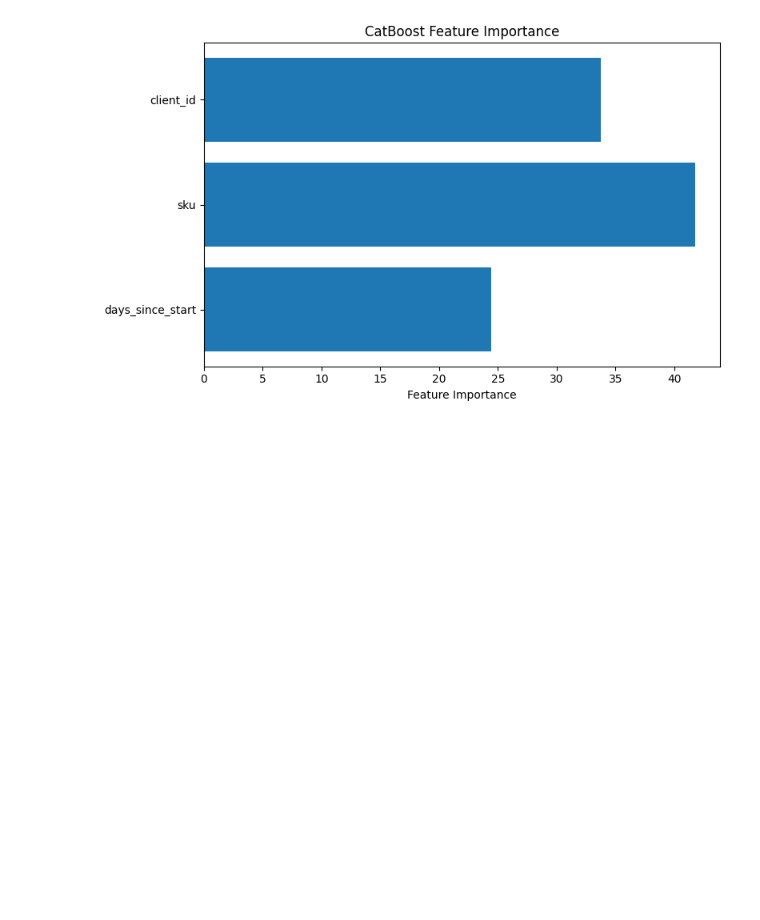
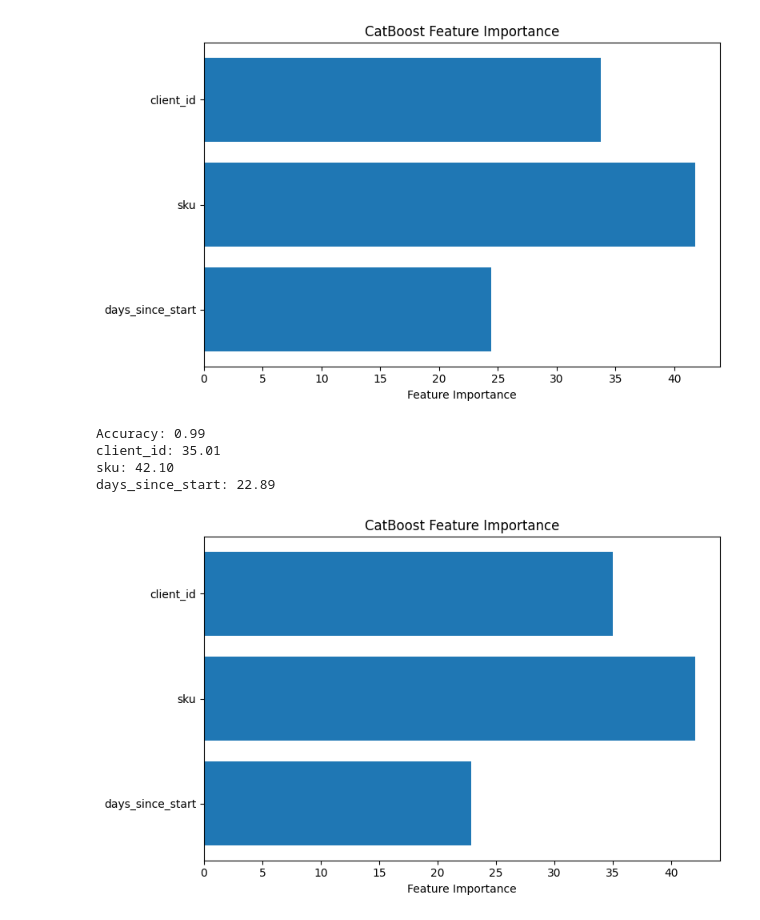
Before and after one commit to RecSys2025-AGH/RecSys2025, a Jupyter notebook: models/test_prediction.ipynb, the cells around one changed output. Cells and saved outputs as stored; diff of their text form; code cells hidden in the pictures; blank space fills up the shorter version.

Commit message:
input data

```diff
--- a/models/test_prediction.ipynb
+++ b/models/test_prediction.ipynb
@@ -200,3 +210,42 @@ client_id: 33.75
 sku: 41.80
 days_since_start: 24.45
 [figure]
+# %%
+from catboost import CatBoostClassifier, Pool
+import matplotlib.pyplot as plt
+import pandas as pd
+from sklearn.metrics import accuracy_score
+
+X = data_remove.collect().to_pandas().head(100)
+X = X.drop(columns=["timestamp"])
+y = pd.Series(targets_remove, name="target")
+
+model = CatBoostClassifier(verbose=0)
+model.fit(X, y)
+
+
+importances = model.get_feature_importance()
+features = X.columns
+
+y_pred = model.predict(X)
+
+acc = accuracy_score(y, y_pred)
+print(f"Accuracy: {acc:.2f}")
+
+for f, imp in zip(features, importances):
+    print(f"{f}: {imp:.2f}")
+
+
+plt.figure(figsize=(8, 5))
+plt.barh(features, importances)
+plt.xlabel("Feature Importance")
+plt.title("CatBoost Feature Importance")
+plt.gca().invert_yaxis()
+plt.tight_layout()
+plt.show()
+# %% [output]
+Accuracy: 0.99
+client_id: 35.01
+sku: 42.10
+days_since_start: 22.89
+[figure, added]
```
Also changed, not shown: parts of 10 cells of this notebook, 6 other files.
